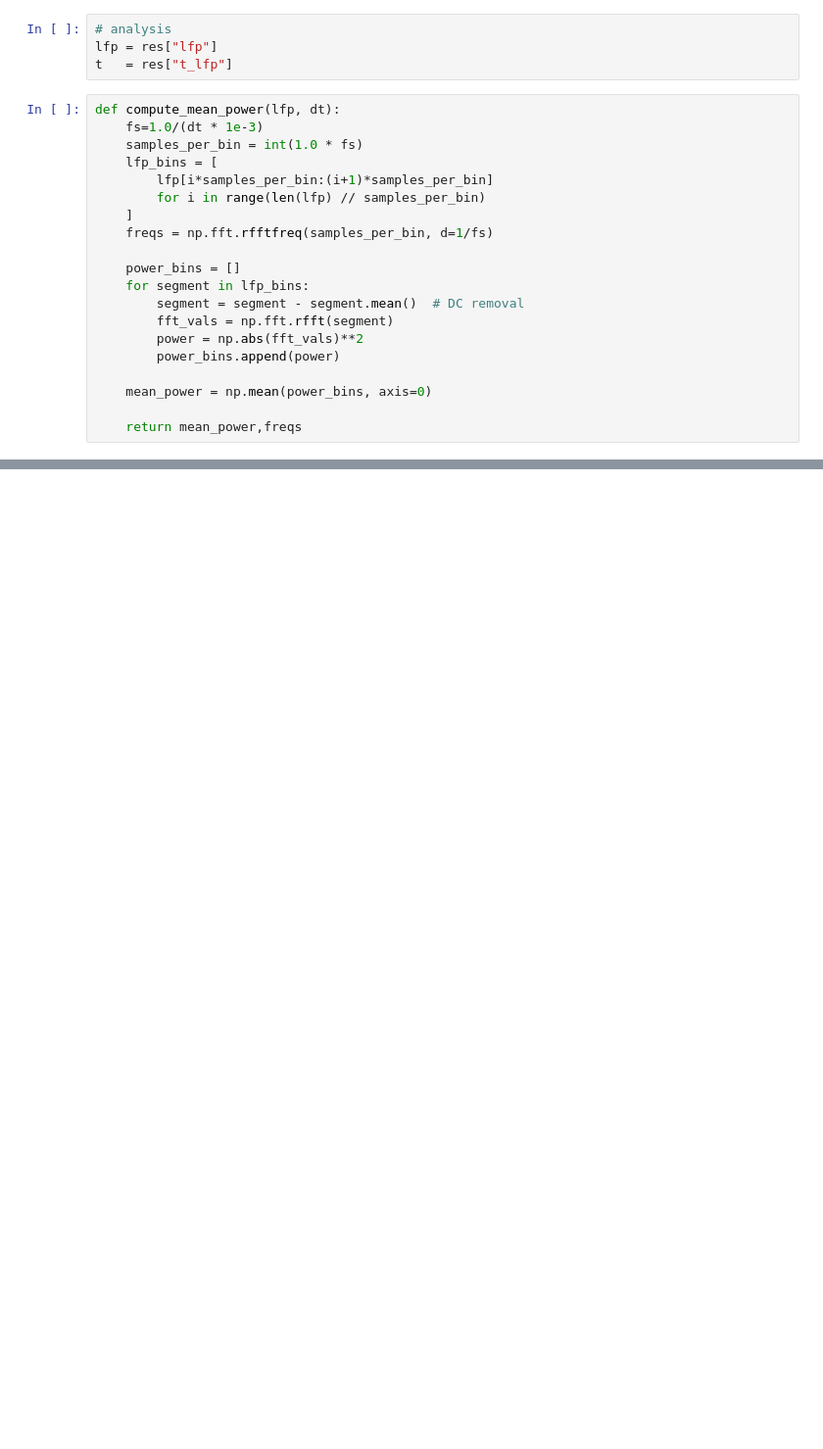
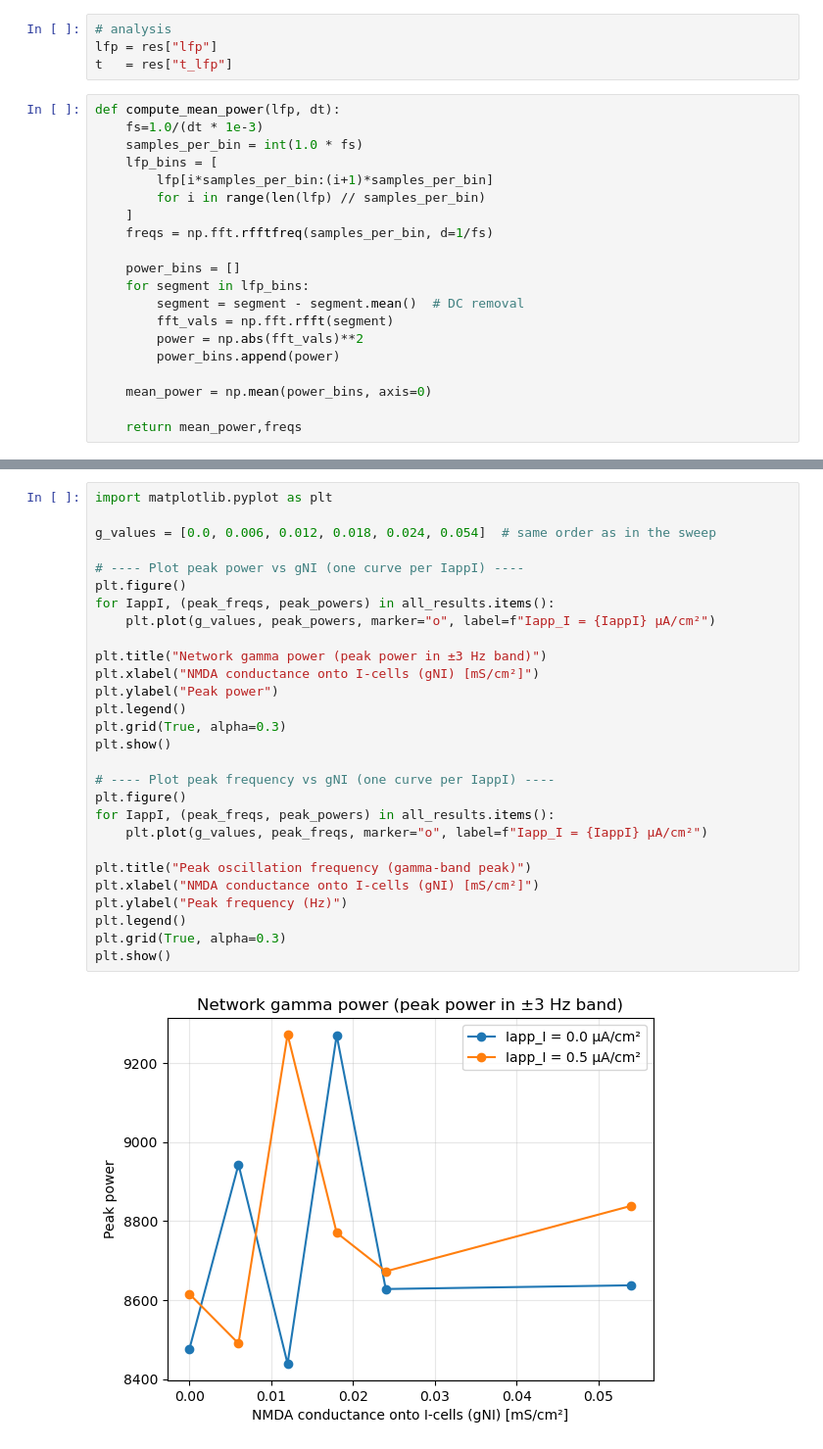
Before and after one commit to alessandrodipiano/brain-modelling-project, a Jupyter notebook: NMDA conductance and cortical oscillations in schizophrenia/run_model.ipynb, the cells around one changed output, grey strips where cells are left out. Shown at 98% size. Drawn from its saved outputs; the diff is of its cells as text; blank space fills up the shorter version.

```diff
--- a/NMDA conductance and cortical oscillations in schizophrenia/run_model.ipynb
+++ b/NMDA conductance and cortical oscillations in schizophrenia/run_model.ipynb
@@ -82,0 +96,30 @@ TypeError: network() got an unexpected keyword argument 'alpha_EI'
+# %%
+import matplotlib.pyplot as plt
+
+g_values = [0.0, 0.006, 0.012, 0.018, 0.024, 0.054]  # same order as in the sweep
+
+# ---- Plot peak power vs gNI (one curve per IappI) ----
+plt.figure()
+for IappI, (peak_freqs, peak_powers) in all_results.items():
+    plt.plot(g_values, peak_powers, marker="o", label=f"Iapp_I = {IappI} µA/cm²")
+
+plt.title("Network gamma power (peak power in ±3 Hz band)")
+plt.xlabel("NMDA conductance onto I-cells (gNI) [mS/cm²]")
+plt.ylabel("Peak power")
+plt.legend()
+plt.grid(True, alpha=0.3)
+plt.show()
+
+# ---- Plot peak frequency vs gNI (one curve per IappI) ----
+plt.figure()
+for IappI, (peak_freqs, peak_powers) in all_results.items():
+    plt.plot(g_values, peak_freqs, marker="o", label=f"Iapp_I = {IappI} µA/cm²")
+
+plt.title("Peak oscillation frequency (gamma-band peak)")
+plt.xlabel("NMDA conductance onto I-cells (gNI) [mS/cm²]")
+plt.ylabel("Peak frequency (Hz)")
+plt.legend()
+plt.grid(True, alpha=0.3)
+plt.show()
+# %% [output]
+[figure, added]
```
Also changed, not shown: parts of 5 cells of this notebook, 1 other file.
